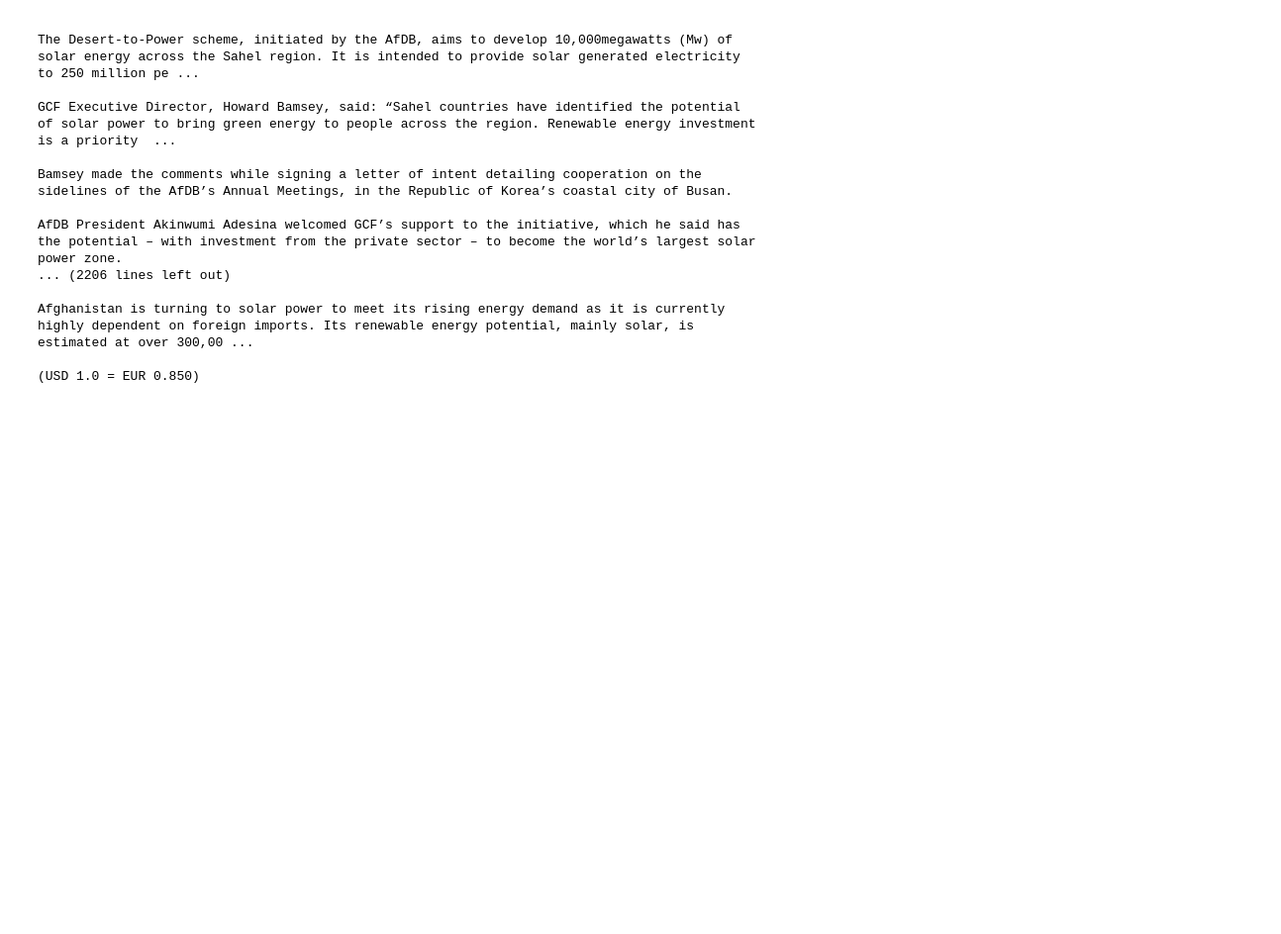
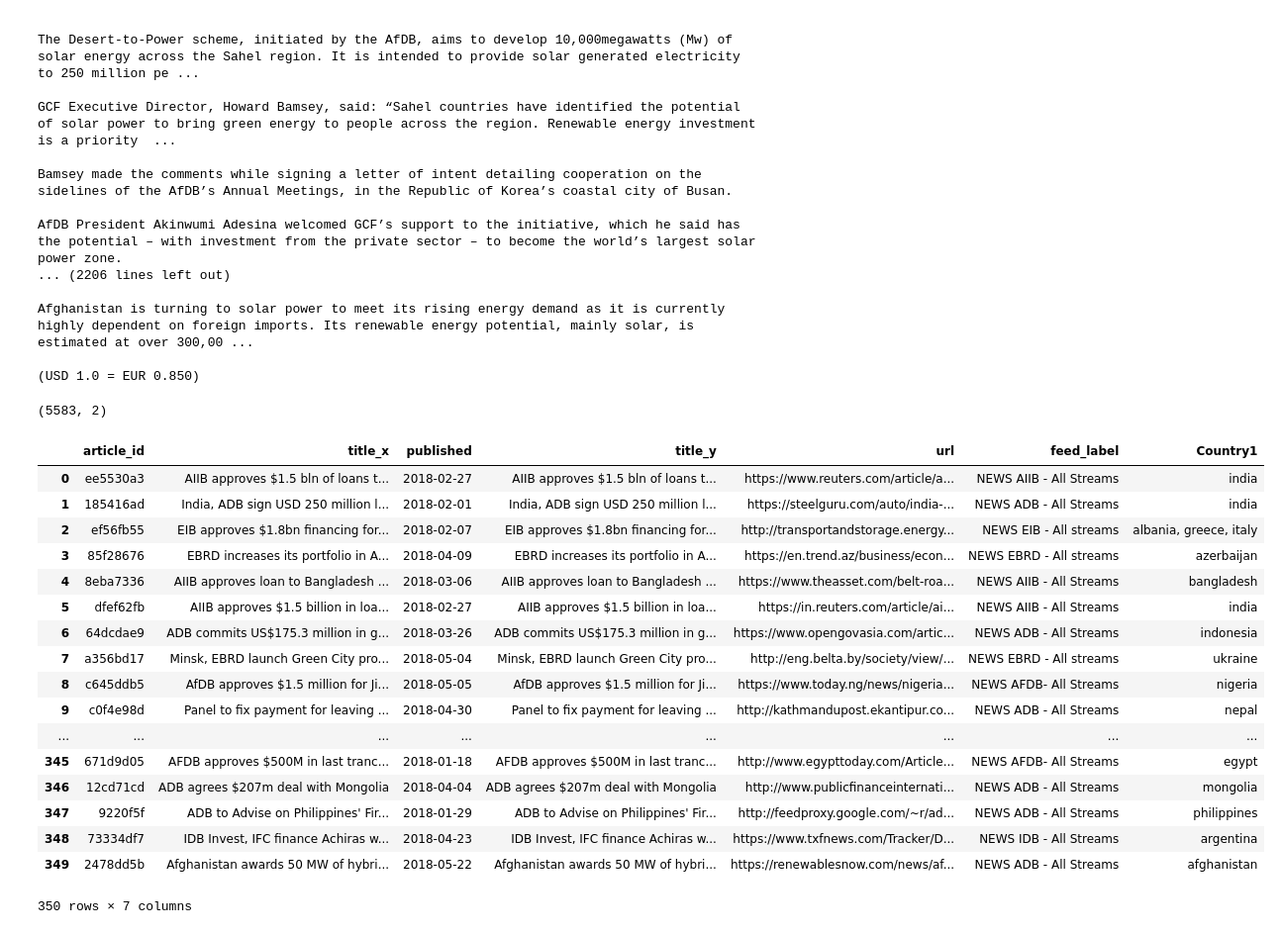
Before and after one commit to ychen131/iap-datadive-2018, a Jupyter notebook: Notebooks/Setup/Data_Dictionary_NoteBook.ipynb, the cells around one changed output. Shown at 99% size. Saved outputs shown, nothing was run; the diff lists cells and outputs as text; code cells hidden in the pictures; blank space fills up the shorter version.

```diff
--- a/Notebooks/Setup/Data_Dictionary_NoteBook.ipynb
+++ b/Notebooks/Setup/Data_Dictionary_NoteBook.ipynb
@@ -5,6 +5,7 @@ import os
 from collections import Counter
 %matplotlib inline
 pd.set_option('max_rows',300)
+pd.set_option('max_columns',100)
 # %% [markdown]
 # Feedly Data
 # %%
@@ -267,0 +267,25 @@ Afghanistan is turning to solar power to meet its rising energy demand as it is
+# %%
+projects[(projects['Sector 1'].notnull()) & (projects['Project Description'].notnull())][['Sector 1','Project Description']].shape
+# %% [output]
+(5583, 2)
+# %%
+feedly[feedly.columns[0:2]].merge(labeled_data['countries.csv'], on='article_id', how='inner')
+# %% [output]
+|  | article_id | title_x | published | title_y | url | feed_label | Country1 |
+| 0 | ee5530a3 | AIIB approves $1.5 bln of loans t... | 2018-02-27 | AIIB approves $1.5 bln of loans t... | https://www.reuters.com/article/a... | NEWS AIIB - All Streams | india |
+| 1 | 185416ad | India, ADB sign USD 250 million l... | 2018-02-01 | India, ADB sign USD 250 million l... | https://steelguru.com/auto/india-... | NEWS ADB - All Streams | india |
+| 2 | ef56fb55 | EIB approves $1.8bn financing for... | 2018-02-07 | EIB approves $1.8bn financing for... | http://transportandstorage.energy... | NEWS EIB - All streams | albania, greece, italy |
+| 3 | 85f28676 | EBRD increases its portfolio in A... | 2018-04-09 | EBRD increases its portfolio in A... | https://en.trend.az/business/econ... | NEWS EBRD - All streams | azerbaijan |
+| 4 | 8eba7336 | AIIB approves loan to Bangladesh ... | 2018-03-06 | AIIB approves loan to Bangladesh ... | https://www.theasset.com/belt-roa... | NEWS AIIB - All Streams | bangladesh |
+| 5 | dfef62fb | AIIB approves $1.5 billion in loa... | 2018-02-27 | AIIB approves $1.5 billion in loa... | https://in.reuters.com/article/ai... | NEWS AIIB - All Streams | india |
+| 6 | 64dcdae9 | ADB commits US$175.3 million in g... | 2018-03-26 | ADB commits US$175.3 million in g... | https://www.opengovasia.com/artic... | NEWS ADB - All Streams | indonesia |
+| 7 | a356bd17 | Minsk, EBRD launch Green City pro... | 2018-05-04 | Minsk, EBRD launch Green City pro... | http://eng.belta.by/society/view/... | NEWS EBRD - All streams | ukraine |
+| 8 | c645ddb5 | AfDB approves $1.5 million for Ji... | 2018-05-05 | AfDB approves $1.5 million for Ji... | https://www.today.ng/news/nigeria... | NEWS AFDB- All Streams | nigeria |
+| 9 | c0f4e98d | Panel to fix payment for leaving ... | 2018-04-30 | Panel to fix payment for leaving ... | http://kathmandupost.ekantipur.co... | NEWS ADB - All Streams | nepal |
+| ... | ... | ... | ... | ... | ... | ... | ... |
+| 345 | 671d9d05 | AFDB approves $500M in last tranc... | 2018-01-18 | AFDB approves $500M in last tranc... | http://www.egypttoday.com/Article... | NEWS AFDB- All Streams | egypt |
+| 346 | 12cd71cd | ADB agrees $207m deal with Mongolia | 2018-04-04 | ADB agrees $207m deal with Mongolia | http://www.publicfinanceinternati... | NEWS ADB - All Streams | mongolia |
+| 347 | 9220f5f | ADB to Advise on Philippines' Fir... | 2018-01-29 | ADB to Advise on Philippines' Fir... | http://feedproxy.google.com/~r/ad... | NEWS ADB - All Streams | philippines |
+| 348 | 73334df7 | IDB Invest, IFC finance Achiras w... | 2018-04-23 | IDB Invest, IFC finance Achiras w... | https://www.txfnews.com/Tracker/D... | NEWS IDB - All Streams | argentina |
+| 349 | 2478dd5b | Afghanistan awards 50 MW of hybri... | 2018-05-22 | Afghanistan awards 50 MW of hybri... | https://renewablesnow.com/news/af... | NEWS ADB - All Streams | afghanistan |
+350 rows × 7 columns
```
Also changed, not shown: parts of 1 cell of this notebook.
